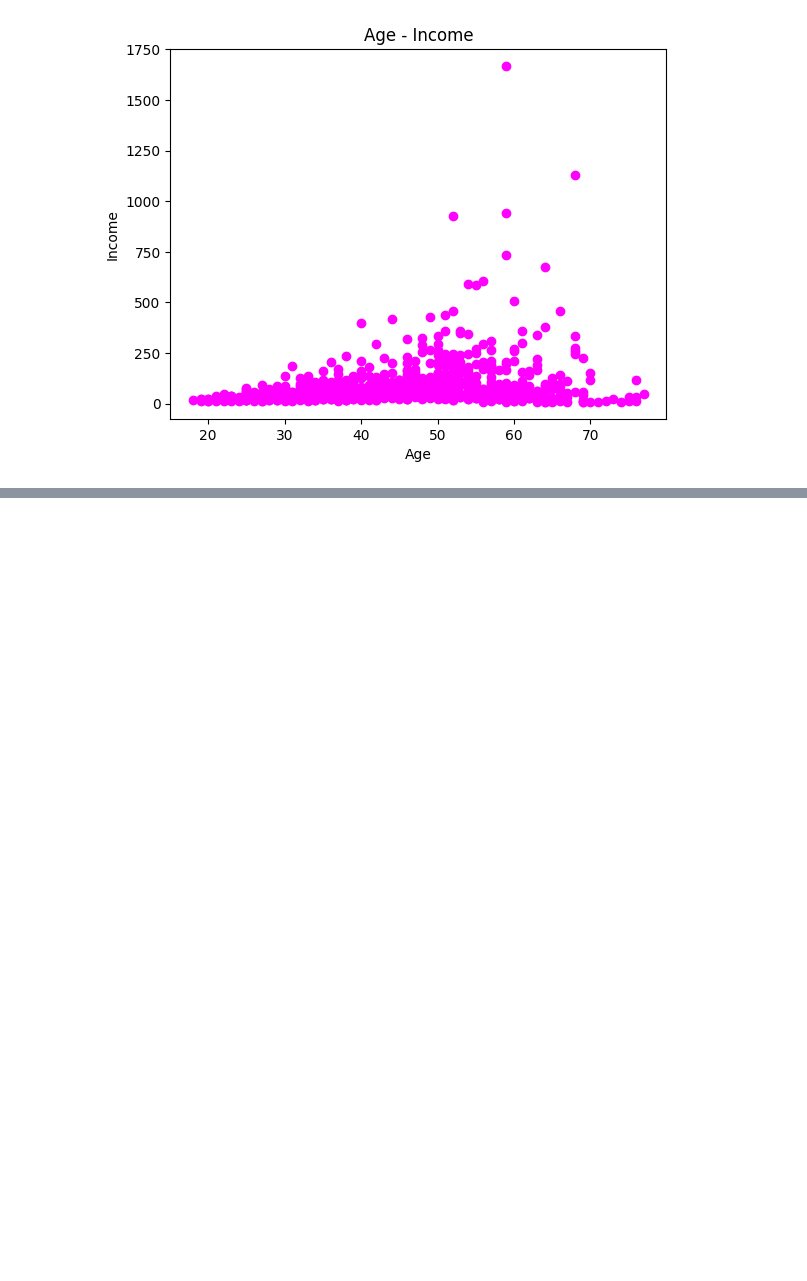
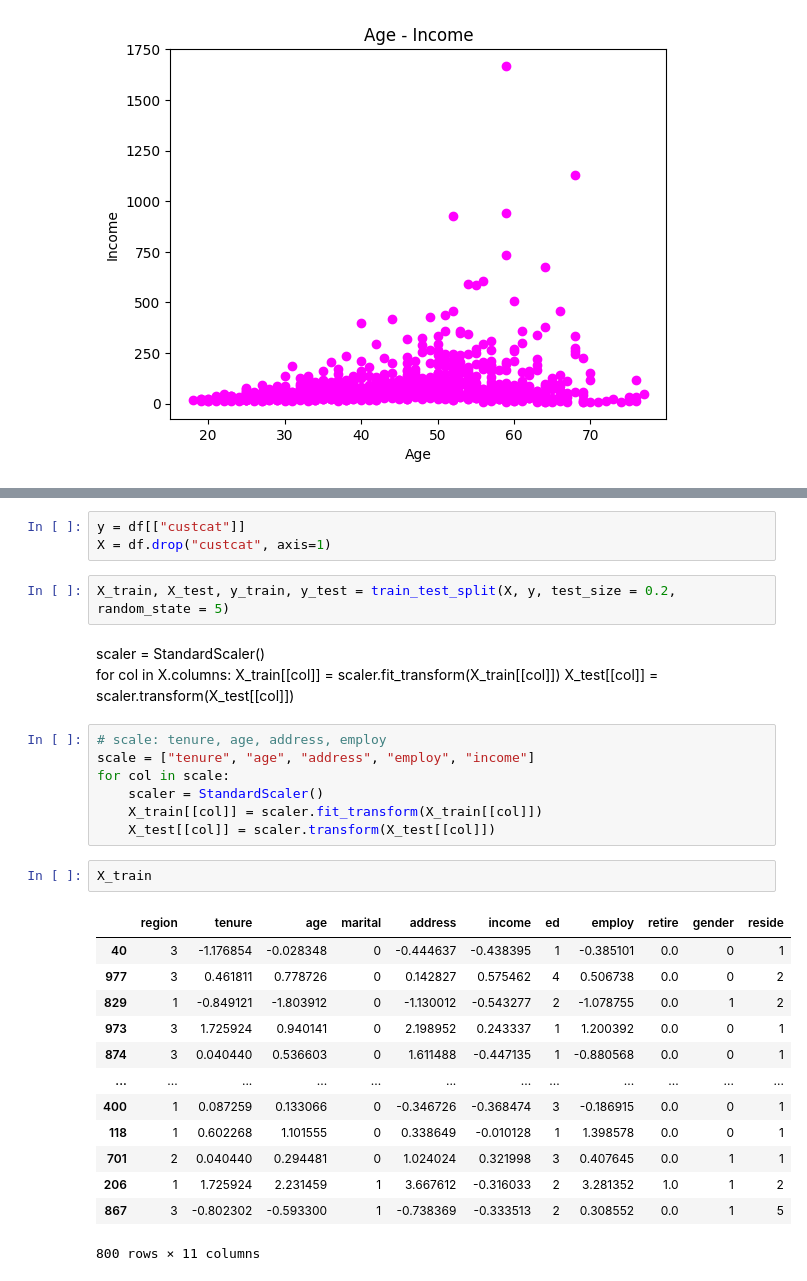
Before and after one commit to leylatulu/AdaLovelaceAcademy, a Jupyter notebook: Week-7/7-knn.ipynb, the cells around one changed output, grey strips where cells are left out. Drawn from its saved outputs; the diff is of its cells as text; blank space fills up the shorter version.

```diff
--- a/Week-7/7-knn.ipynb
+++ b/Week-7/7-knn.ipynb
@@ -54,0 +100,33 @@ plt.show()
+# %%
+y = df[["custcat"]]
+X = df.drop("custcat", axis=1)
+# %%
+X_train, X_test, y_train, y_test = train_test_split(X, y, test_size = 0.2, random_state = 5)
+# %% [markdown]
+scaler = StandardScaler()
+for col in X.columns:
+    X_train[[col]] = scaler.fit_transform(X_train[[col]])
+    X_test[[col]] = scaler.transform(X_test[[col]])
+# %%
+# scale: tenure, age, address, employ
+scale = ["tenure", "age", "address", "employ", "income"]
+for col in scale:
+    scaler = StandardScaler()
+    X_train[[col]] = scaler.fit_transform(X_train[[col]])
+    X_test[[col]] = scaler.transform(X_test[[col]])
+# %%
+X_train
+# %% [output]
+|  | region | tenure | age | marital | address | income | ed | employ | retire | gender | reside |
+| 40 | 3 | -1.176854 | -0.028348 | 0 | -0.444637 | -0.438395 | 1 | -0.385101 | 0.0 | 0 | 1 |
+| 977 | 3 | 0.461811 | 0.778726 | 0 | 0.142827 | 0.575462 | 4 | 0.506738 | 0.0 | 0 | 2 |
+| 829 | 1 | -0.849121 | -1.803912 | 0 | -1.130012 | -0.543277 | 2 | -1.078755 | 0.0 | 1 | 2 |
+| 973 | 3 | 1.725924 | 0.940141 | 0 | 2.198952 | 0.243337 | 1 | 1.200392 | 0.0 | 0 | 1 |
+| 874 | 3 | 0.040440 | 0.536603 | 0 | 1.611488 | -0.447135 | 1 | -0.880568 | 0.0 | 0 | 1 |
+| ... | ... | ... | ... | ... | ... | ... | ... | ... | ... | ... | ... |
+| 400 | 1 | 0.087259 | 0.133066 | 0 | -0.346726 | -0.368474 | 3 | -0.186915 | 0.0 | 0 | 1 |
+| 118 | 1 | 0.602268 | 1.101555 | 0 | 0.338649 | -0.010128 | 1 | 1.398578 | 0.0 | 0 | 1 |
+| 701 | 2 | 0.040440 | 0.294481 | 0 | 1.024024 | 0.321998 | 3 | 0.407645 | 0.0 | 1 | 1 |
+| 206 | 1 | 1.725924 | 2.231459 | 1 | 3.667612 | -0.316033 | 2 | 3.281352 | 1.0 | 1 | 2 |
+| 867 | 3 | -0.802302 | -0.593300 | 1 | -0.738369 | -0.333513 | 2 | 0.308552 | 0.0 | 1 | 5 |
+800 rows × 11 columns
```
Also changed, not shown: parts of 17 cells of this notebook.
